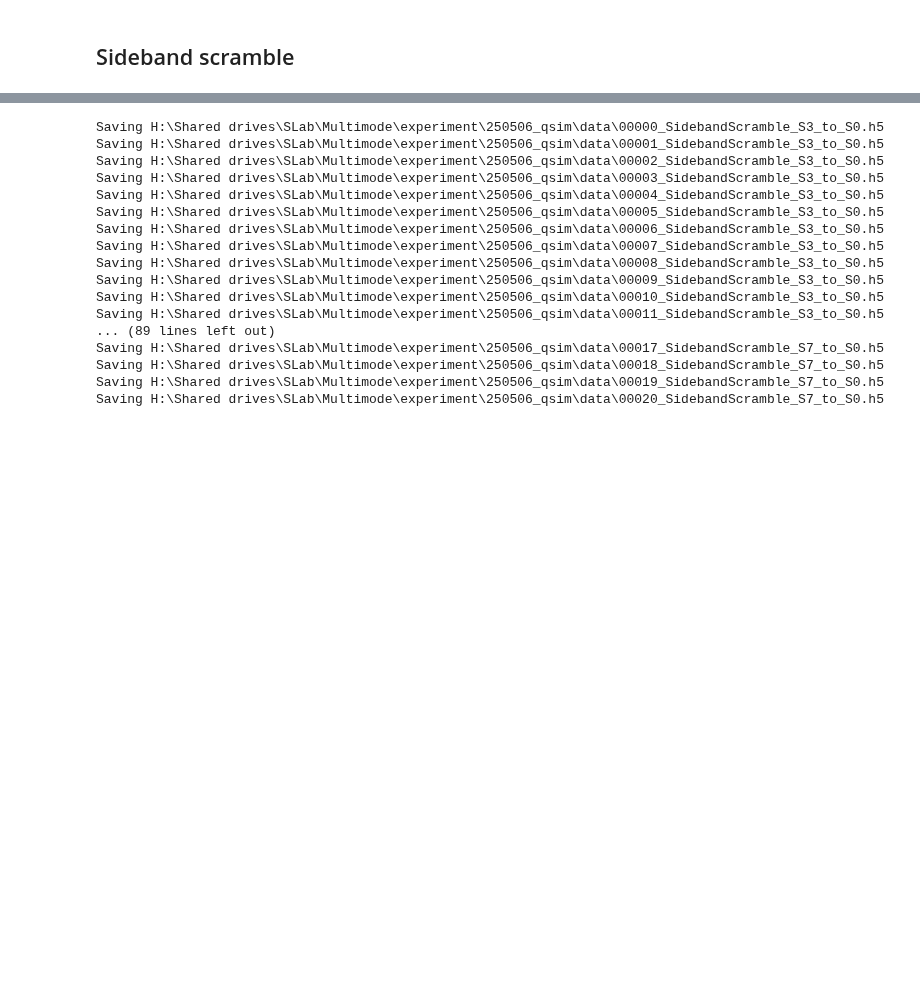
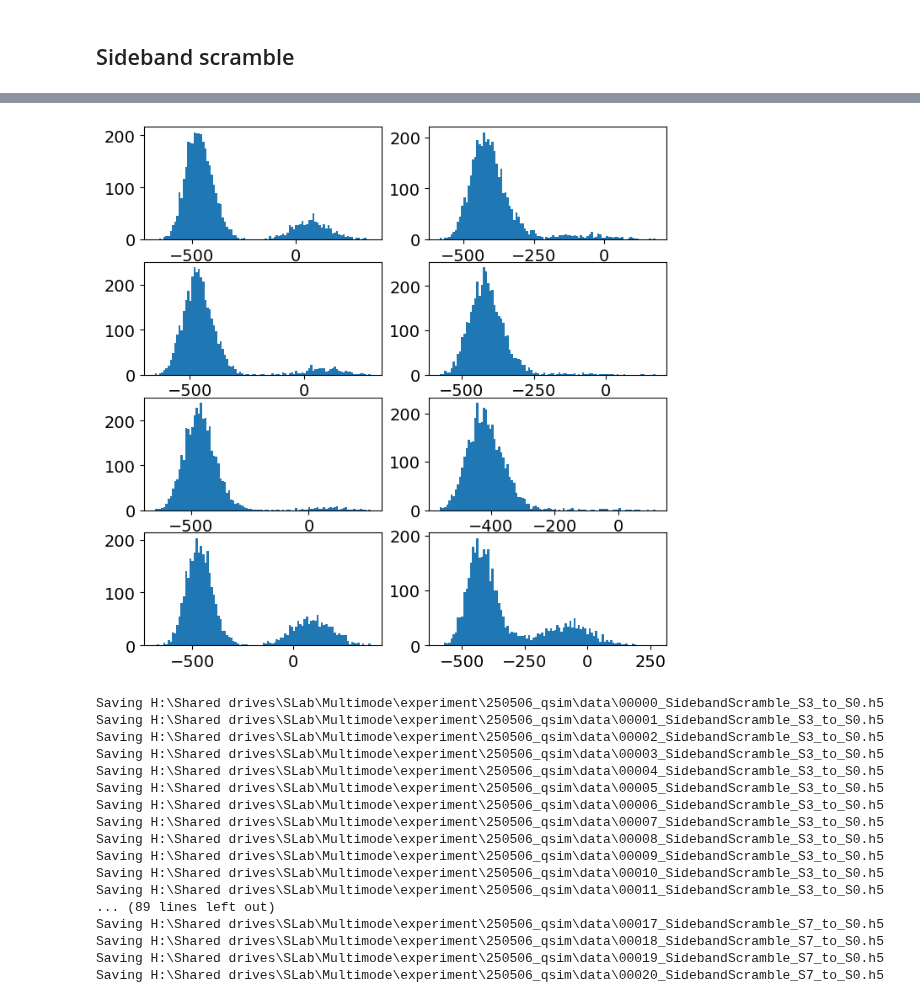
Before and after one commit to SchusterLab/multimode_expts, a Jupyter notebook: qsim_experiments.ipynb, the cells around one changed output, grey strips where cells are left out. Saved outputs shown, nothing was run; the diff lists cells and outputs as text; code cells hidden in the pictures; blank space fills up the shorter version.

```diff
--- a/qsim_experiments.ipynb
+++ b/qsim_experiments.ipynb
@@ -348,3 +387,17 @@ Saving H:\Shared drives\SLab\Multimode\experiment\250506_qsim\data\00002_Sideban
+# %%
+idata = np.array(sbs.data['idata']).ravel()
+idata = idata.reshape((len(idata)//4,4))
+
+qdata = np.array(sbs.data['qdata']).ravel()
+qdata = qdata.reshape((len(qdata)//4,4))
+
+fig, axs = plt.subplots(nrows=4,ncols=2, figsize=(8,8))
+for kk in range(4):
+    axs[kk,0].hist(idata[:,kk], bins=100)
+    axs[kk,1].hist(qdata[:,kk], bins=100)
+None
+# %% [output]
+[figure, added]
 # %%
 for init_stor in range(3,8):
     # for ro_stor in range(8):
```
Also changed, not shown: parts of 13 cells of this notebook, 2 other files.
